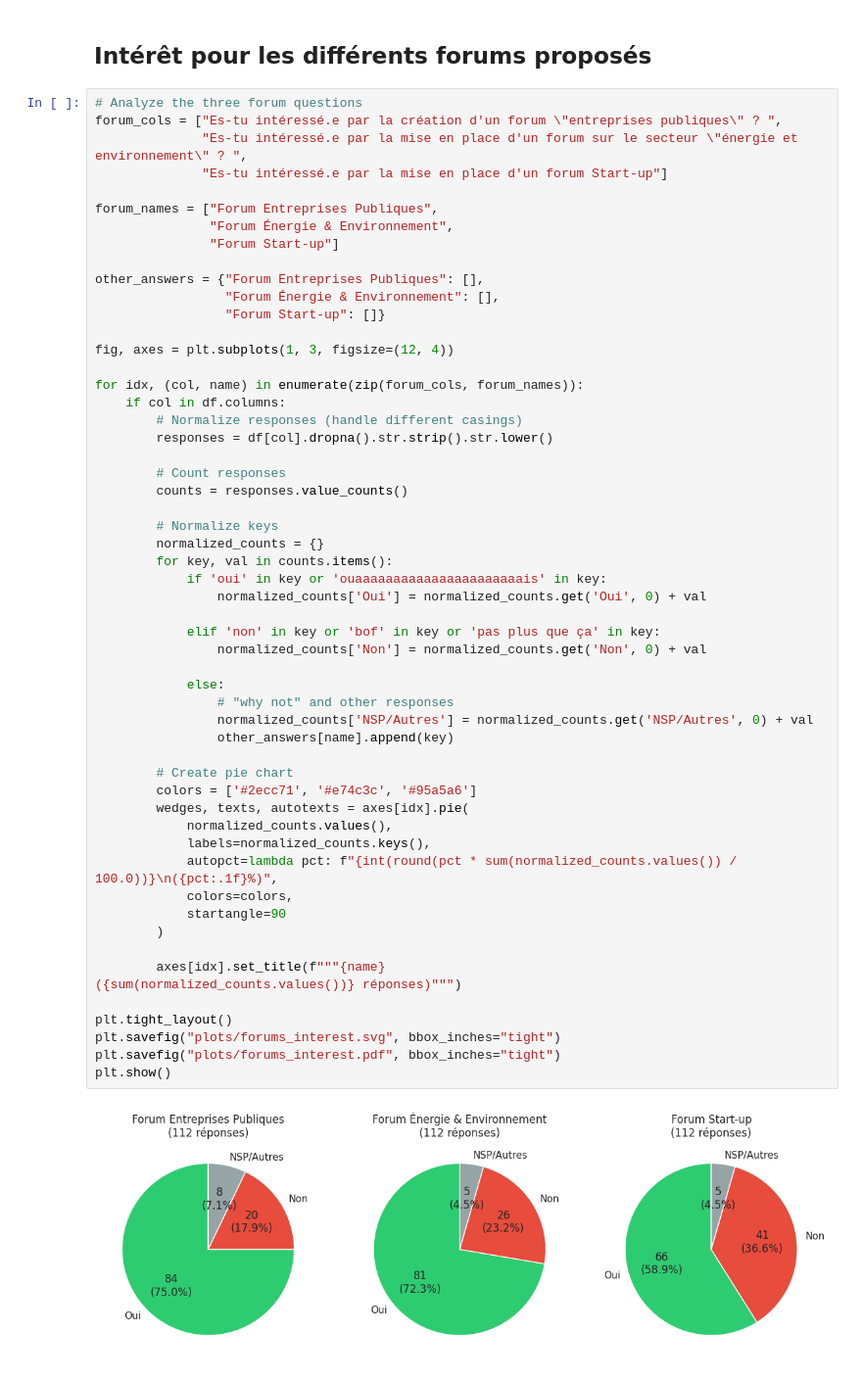
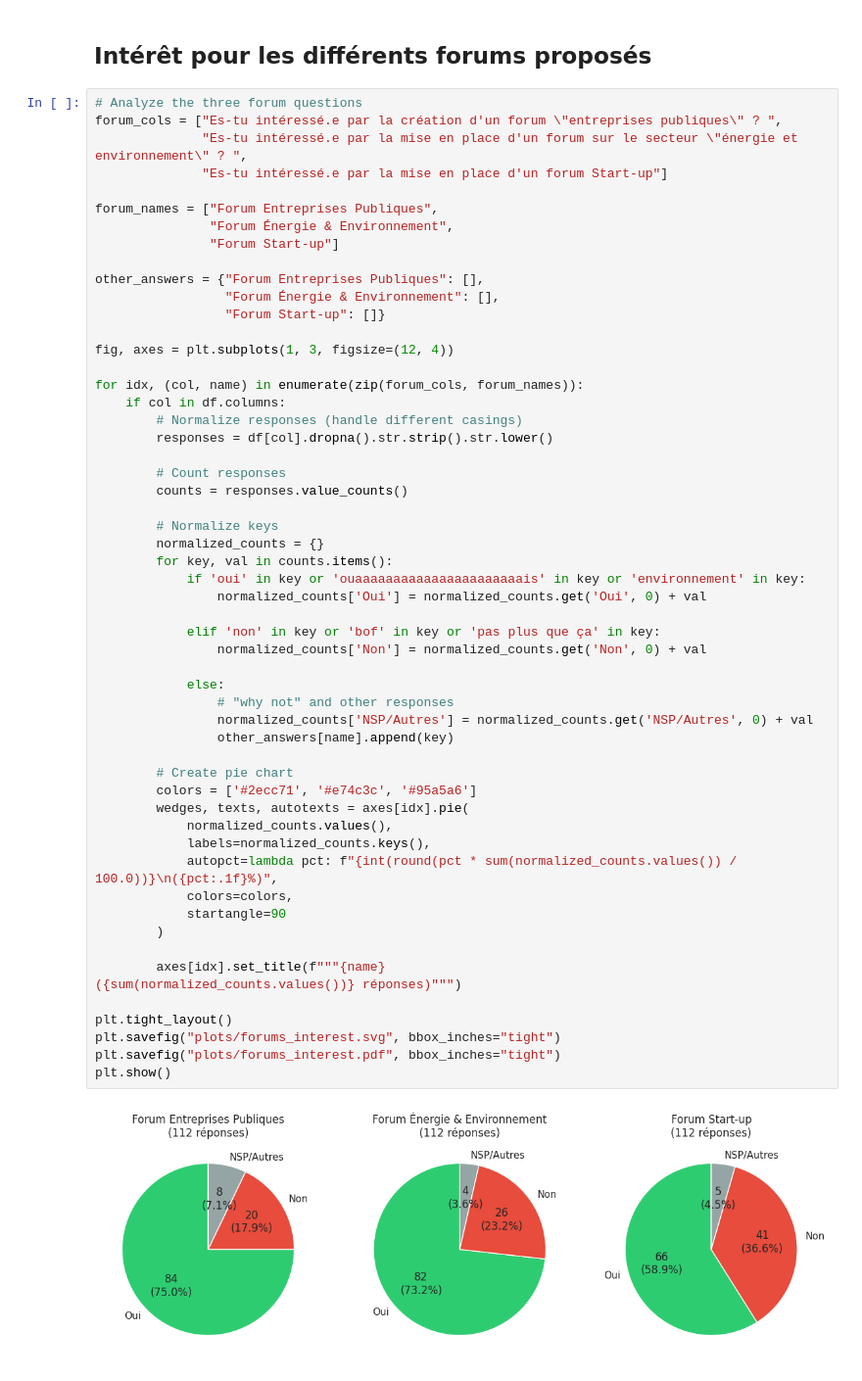
Before and after one commit to erhel-czc/sondage-promo-pole-N, a Jupyter notebook: analysis.ipynb, the cells around one changed output. Shown at 98% size. Saved outputs shown, nothing was run; the diff lists cells and outputs as text.

```diff
--- a/analysis.ipynb
+++ b/analysis.ipynb
@@ -716,35 +716,35 @@ for idx, (col, name) in enumerate(zip(forum_cols, forum_names)):
         # Normalize keys
         normalized_counts = {}
         for key, val in counts.items():
-            if 'oui' in key or 'ouaaaaaaaaaaaaaaaaaaaaaais' in key:
+            if 'oui' in key or 'ouaaaaaaaaaaaaaaaaaaaaaais' in key or 'environnement' in key:
                 normalized_counts['Oui'] = normalized_counts.get('Oui', 0) + val
 
             elif 'non' in key or 'bof' in key or 'pas plus que ça' in key:
                 normalized_counts['Non'] = normalized_counts.get('Non', 0) + val
 
             else:
                 # "why not" and other responses
                 normalized_counts['NSP/Autres'] = normalized_counts.get('NSP/Autres', 0) + val
                 other_answers[name].append(key)
 
         # Create pie chart
         colors = ['#2ecc71', '#e74c3c', '#95a5a6']
         wedges, texts, autotexts = axes[idx].pie(
             normalized_counts.values(),
             labels=normalized_counts.keys(),
             autopct=lambda pct: f"{int(round(pct * sum(normalized_counts.values()) / 100.0))}\n({pct:.1f}%)",
             colors=colors,
             startangle=90
         )
 
         axes[idx].set_title(f"""{name}
 ({sum(normalized_counts.values())} réponses)""")
 
 plt.tight_layout()
 plt.savefig("plots/forums_interest.svg", bbox_inches="tight")
 plt.savefig("plots/forums_interest.pdf", bbox_inches="tight")
 plt.show()
 # %% [output]
-[figure, old version]
+[figure, new version]
 # %%
 for key, val in other_answers.items():
```
Also changed, not shown: parts of 4 cells of this notebook, 24 other files.
